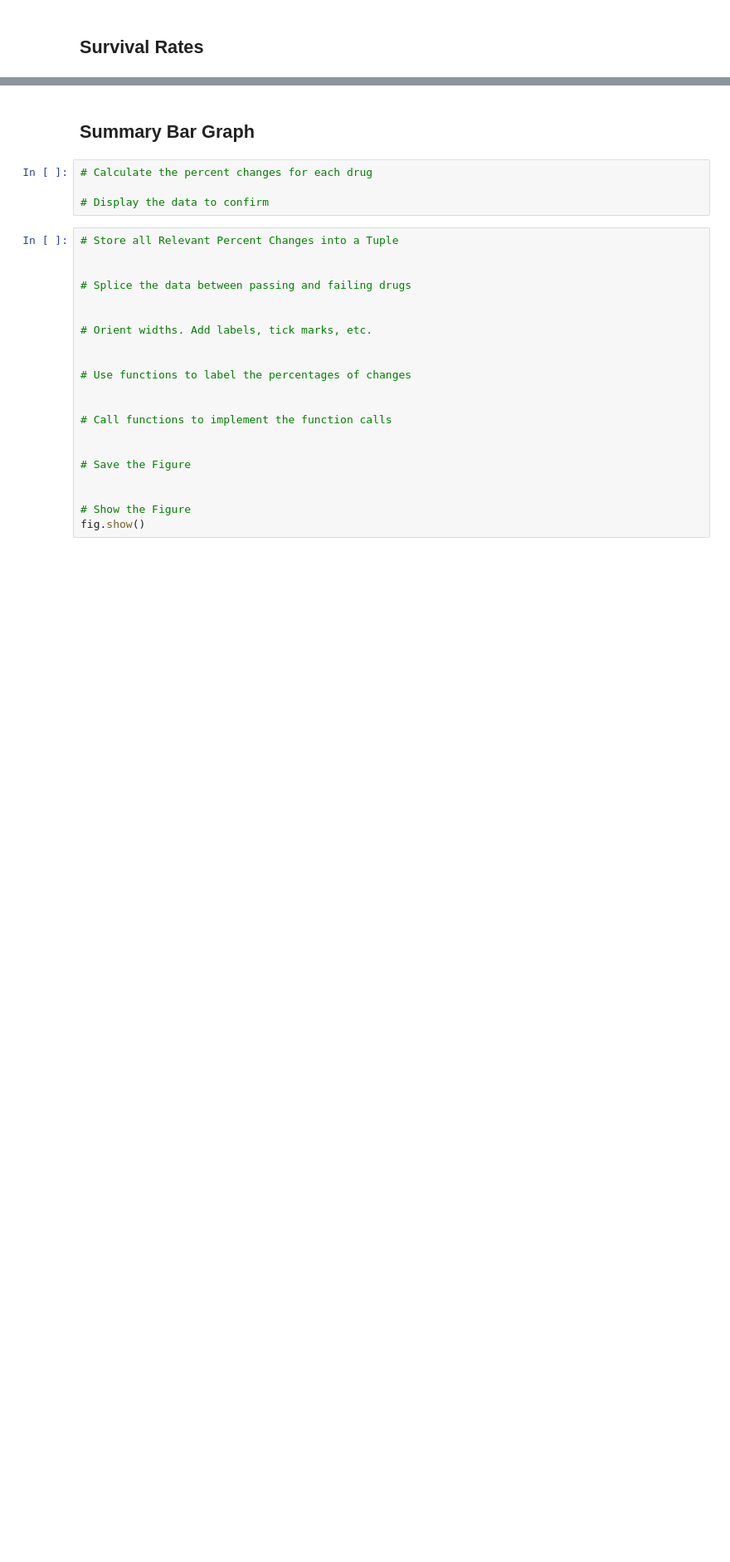
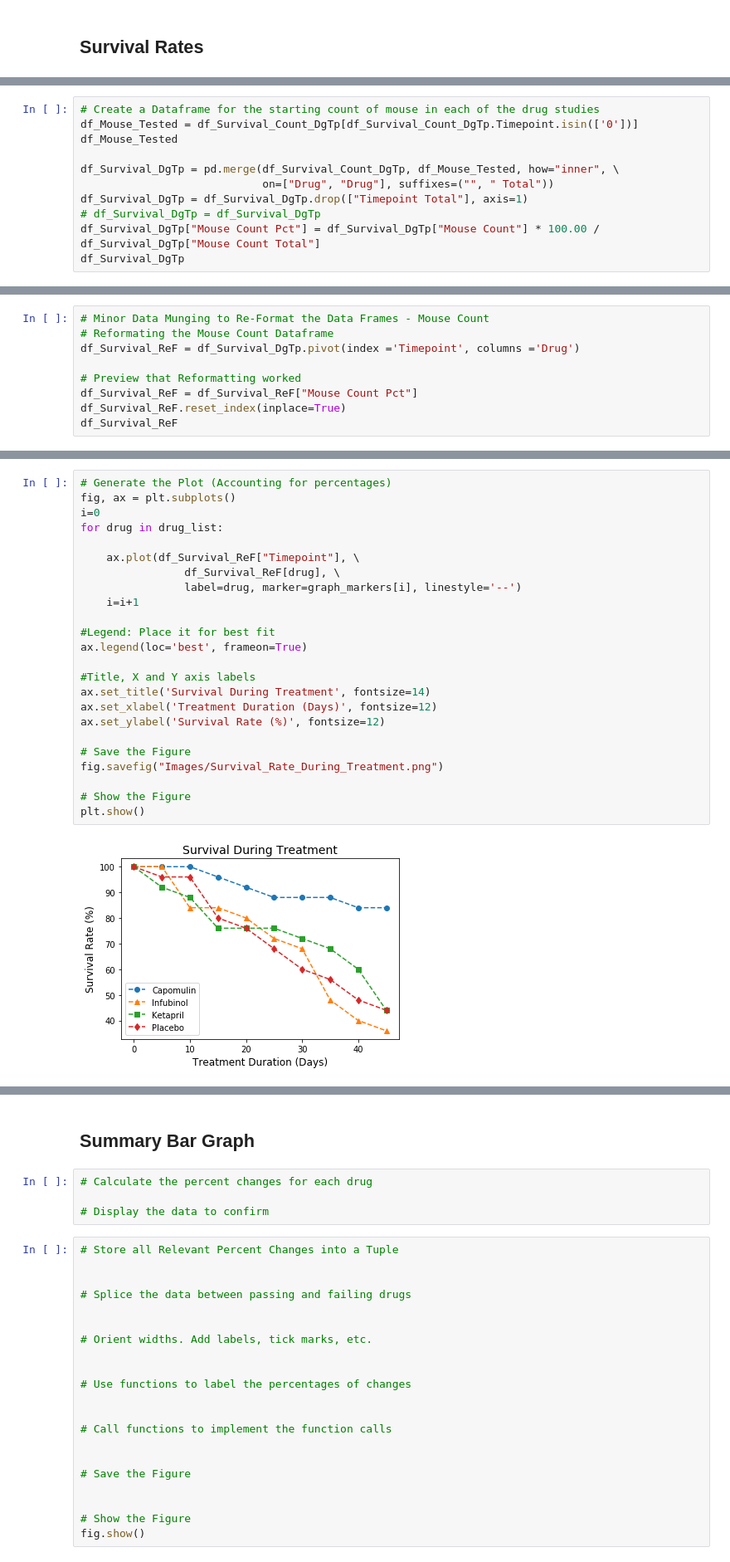
Before and after one commit to gkumar24/DataViz-HW05-Matplotlib, a Jupyter notebook: Pymaceuticals/pymaceuticals.ipynb, the cells around one changed output, grey strips where cells are left out. Shown at 83% size. Drawn from its saved outputs; the diff is of its cells as text; blank space fills up the shorter version.

```diff
--- a/Pymaceuticals/pymaceuticals.ipynb
+++ b/Pymaceuticals/pymaceuticals.ipynb
@@ -276,0 +393,11 @@ plt.show()
+# %%
+# Create a Dataframe for the starting count of mouse in each of the drug studies
+df_Mouse_Tested = df_Survival_Count_DgTp[df_Survival_Count_DgTp.Timepoint.isin(['0'])]
+df_Mouse_Tested
+
+df_Survival_DgTp = pd.merge(df_Survival_Count_DgTp, df_Mouse_Tested, how="inner", \
+                            on=["Drug", "Drug"], suffixes=("", " Total"))
+df_Survival_DgTp = df_Survival_DgTp.drop(["Timepoint Total"], axis=1)
+# df_Survival_DgTp = df_Survival_DgTp
+df_Survival_DgTp["Mouse Count Pct"] = df_Survival_DgTp["Mouse Count"] * 100.00 / df_Survival_DgTp["Mouse Count Total"]
+df_Survival_DgTp
@@ -276,0 +422,9 @@ plt.show()
+# %%
+# Minor Data Munging to Re-Format the Data Frames - Mouse Count
+# Reformating the Mouse Count Dataframe
+df_Survival_ReF = df_Survival_DgTp.pivot(index ='Timepoint', columns ='Drug')
+
+# Preview that Reformatting worked
+df_Survival_ReF = df_Survival_ReF["Mouse Count Pct"]
+df_Survival_ReF.reset_index(inplace=True)
+df_Survival_ReF
@@ -277,3 +443,29 @@ plt.show()
+# %%
+# Generate the Plot (Accounting for percentages)
+fig, ax = plt.subplots()
+i=0
+for drug in drug_list:
+
+    ax.plot(df_Survival_ReF["Timepoint"], \
+                df_Survival_ReF[drug], \
+                label=drug, marker=graph_markers[i], linestyle='--')
+    i=i+1
+
+#Legend: Place it for best fit
+ax.legend(loc='best', frameon=True)
+
+#Title, X and Y axis labels
+ax.set_title('Survival During Treatment', fontsize=14)
+ax.set_xlabel('Treatment Duration (Days)', fontsize=12)
+ax.set_ylabel('Survival Rate (%)', fontsize=12)
+
+# Save the Figure
+fig.savefig("Images/Survival_Rate_During_Treatment.png")
+
+# Show the Figure
+plt.show()
+# %% [output]
+[figure, added]
 # %% [markdown]
 ![Metastatic Spread During Treatment](../Images/survival.png)
 # %% [markdown]
```
Also changed, not shown: parts of 16 cells of this notebook, 2 other files.
